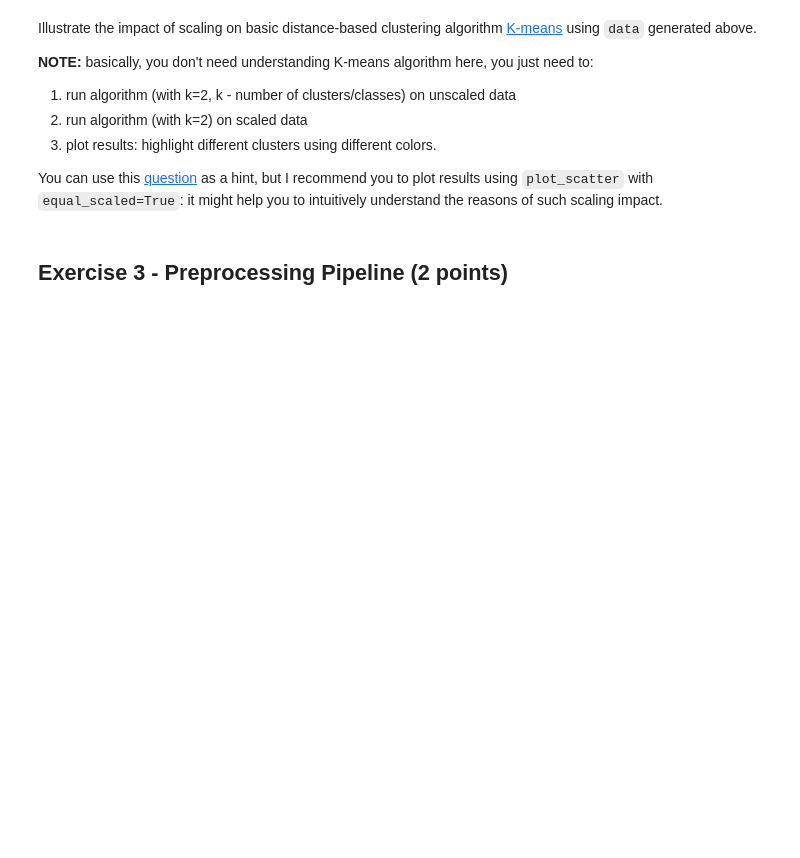
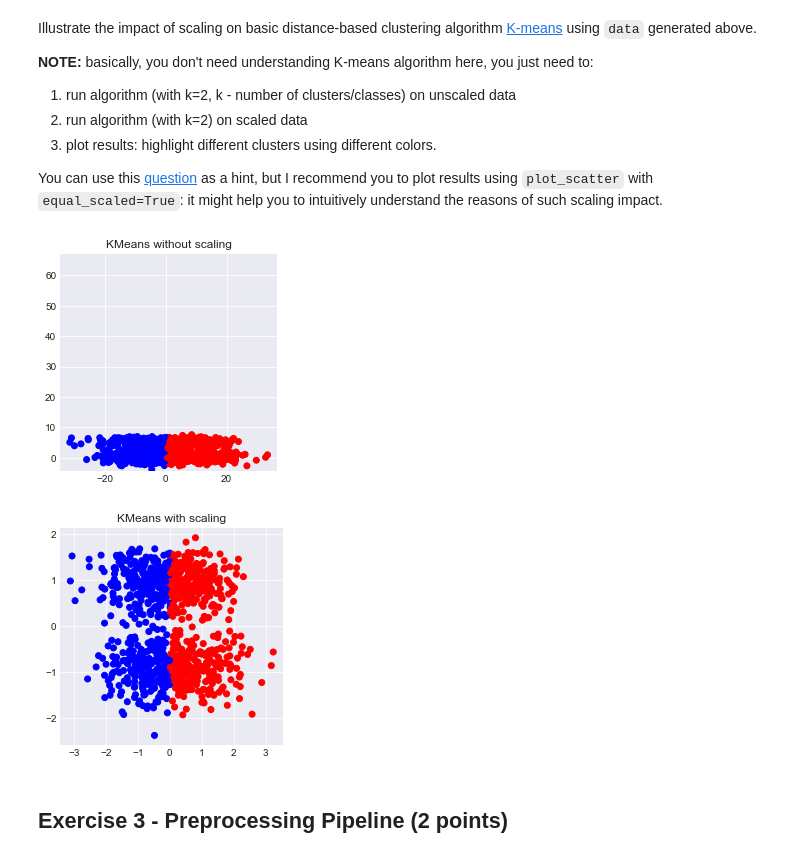
Before and after one commit to KateChubarova/ml-intro, a Jupyter notebook: 6_feature_engineering_selection/homework.ipynb, the cells around one changed output. Saved outputs shown, nothing was run; the diff lists cells and outputs as text; code cells hidden in the pictures; blank space fills up the shorter version.

```diff
--- a/6_feature_engineering_selection/homework.ipynb
+++ b/6_feature_engineering_selection/homework.ipynb
@@ -152,3 +147,14 @@ from sklearn.cluster import KMeans
+# %%
+from sklearn.cluster import KMeans
+
+km = KMeans(2)
+clusters = km.fit_predict(data)
+plot_scatter(data[:, 0], data[:, 1], auto_scaled=False , title='KMeans without scaling', clusters=clusters)
+
+plot_scatter(scaled_data[:, 0], scaled_data[:, 1], auto_scaled=True , title='KMeans with scaling', clusters=clusters)
+# %% [output]
+[figure, added]
+[figure, added]
 # %% [markdown]
 ## Exercise  3 - Preprocessing Pipeline (2 points)
 # %%
```
Also changed, not shown: parts of 21 cells of this notebook.
